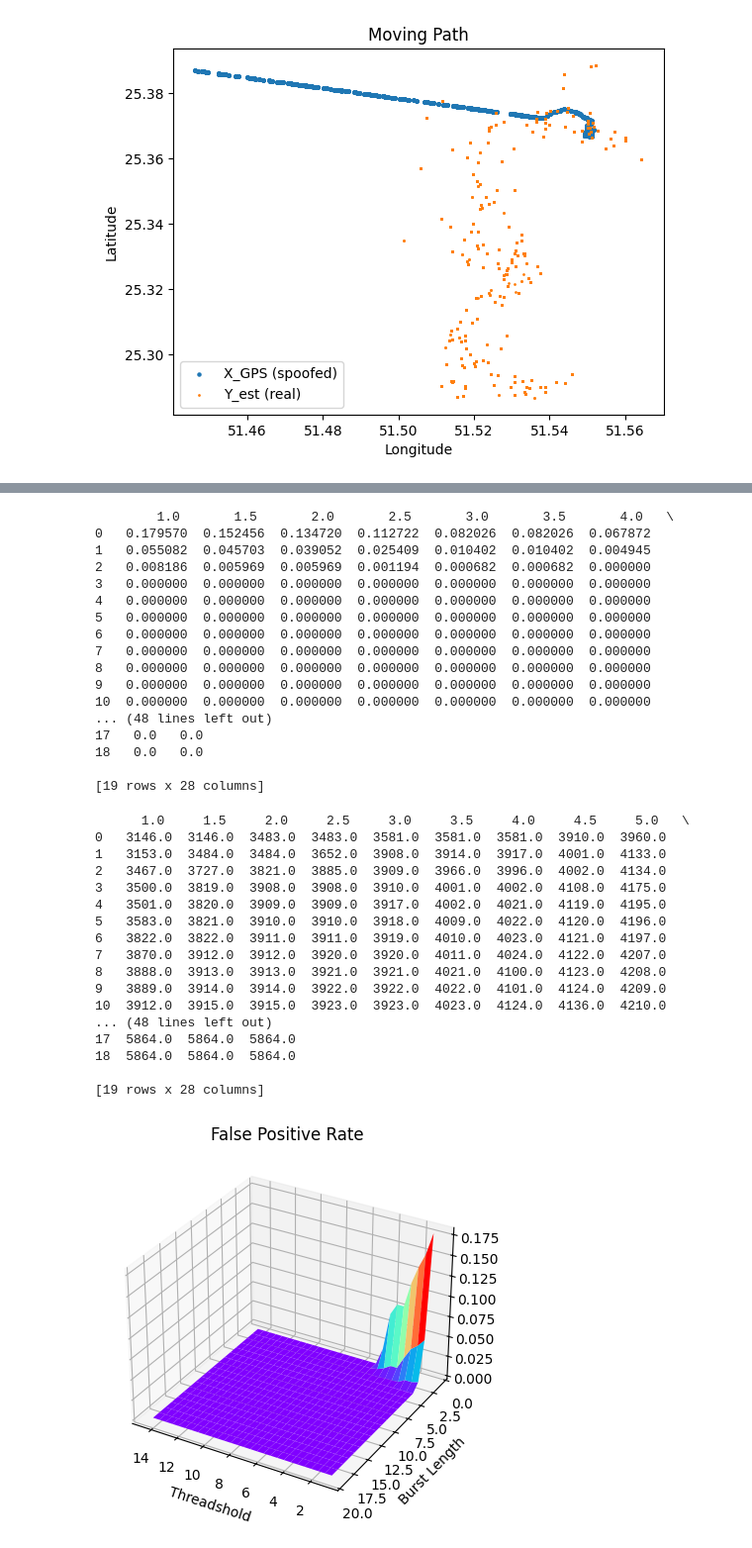
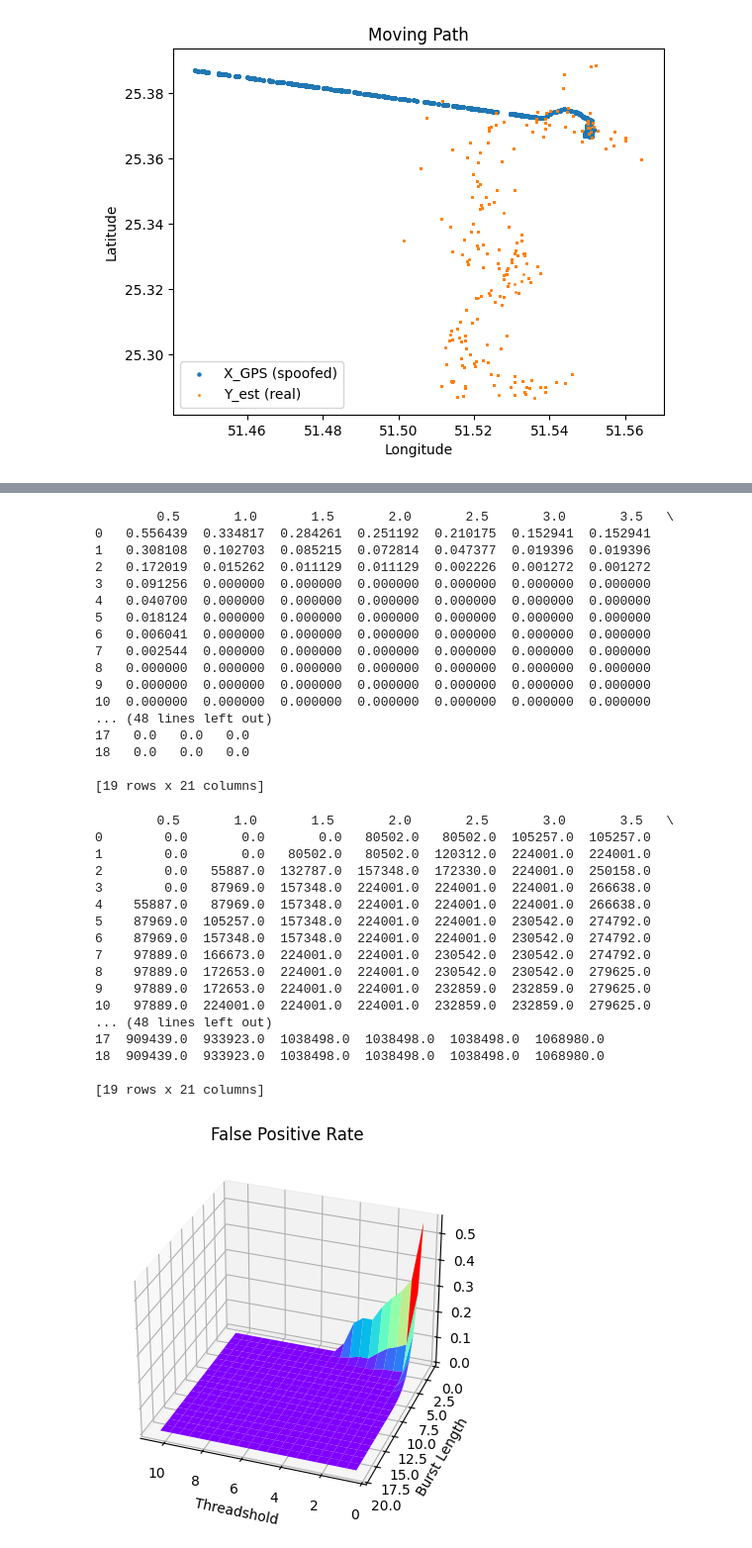
Before and after one commit to gitkeniwo/gps-spoofing-detection, a Jupyter notebook: src/Garrett.ipynb, the cells around one changed output, grey strips where cells are left out. Shown: that part at 99% size. Saved outputs shown, nothing was run; the diff lists cells and outputs as text; code cells hidden in the pictures.

Commit message:
Corrected display of detection time

```diff
--- a/src/Garrett.ipynb
+++ b/src/Garrett.ipynb
@@ -8,6 +8,6 @@ from haversine import haversine, Unit
 path=r'../data/drive-me-not/processed/'
 filename=r'spoofed_trace4_unique_cell.csv'
 data=pd.read_csv(path+filename)
-data=data[['GPS_lat','GPS_long','lat','lon','spoofed']]
+data=data[['Time','GPS_lat','GPS_long','lat','lon','spoofed']]
 print(data)
 # %% [output]
@@ -38,7 +38,7 @@ plt.show()
 # %%
 data['d_e']=data.apply(lambda row: haversine((row['GPS_lat'],row['GPS_long']),(row['lat'],row['lon'])), axis=1)
 #Calculate the impact of different thresholds.
-threadshold=np.arange(1,15,0.5,dtype=float)
+threadshold=np.arange(0.5,11,0.5,dtype=float)
 for th in threadshold:
     name='th_'+str(th)
     data[name]=data.apply(lambda row: row['d_e']>th, axis=1)
@@ -71,7 +71,8 @@ def all_is_true(x):
 
 #Calculate the impact of different bursts length.
 burst_length=np.arange(1,20,1,dtype=int)
-attack_start_time=np.where(data['spoofed']==1)[0][0]
+attack_start_id=np.where(data['spoofed']==1)[0][0]
+attack_start_time=data['Time'][attack_start_id]
 
 #An empty 2d data frame to store the result of FP. rows: burst_length, columns: threadshold
 fp_data=pd.DataFrame(columns=threadshold)
@@ -85,16 +86,16 @@ for th in threadshold:
 
     for bl in burst_length:
         num_fp=0
-        detect_time=data.shape[0]
+        detect_time=data['Time'][data.shape[0]-1]-attack_start_time
 
         for i in range(data.shape[0]-bl+1):
             if all_is_true(data[name][i:i+bl]):
-                if i<=attack_start_time:
+                if i<=attack_start_id:
                     num_fp=num_fp+1
                 else:
-                    detect_time=i+bl-1
+                    detect_time=data['Time'][i+bl-1]-attack_start_time
                     break
-        fp_rate=num_fp/data.shape[0]
+        fp_rate=num_fp/attack_start_id
         fp_arr=np.append(fp_arr,fp_rate)
         detect_time_arr=np.append(detect_time_arr,detect_time)
 
@@ -103,61 +104,61 @@ for th in threadshold:
 
 print(fp_data)
 # %% [output]
-        1.0       1.5       2.0       2.5       3.0       3.5       4.0   \
-0   0.179570  0.152456  0.134720  0.112722  0.082026  0.082026  0.067872
-1   0.055082  0.045703  0.039052  0.025409  0.010402  0.010402  0.004945
-2   0.008186  0.005969  0.005969  0.001194  0.000682  0.000682  0.000000
-3   0.000000  0.000000  0.000000  0.000000  0.000000  0.000000  0.000000
-4   0.000000  0.000000  0.000000  0.000000  0.000000  0.000000  0.000000
-5   0.000000  0.000000  0.000000  0.000000  0.000000  0.000000  0.000000
-6   0.000000  0.000000  0.000000  0.000000  0.000000  0.000000  0.000000
-7   0.000000  0.000000  0.000000  0.000000  0.000000  0.000000  0.000000
+        0.5       1.0       1.5       2.0       2.5       3.0       3.5   \
+0   0.556439  0.334817  0.284261  0.251192  0.210175  0.152941  0.152941
+1   0.308108  0.102703  0.085215  0.072814  0.047377  0.019396  0.019396
+2   0.172019  0.015262  0.011129  0.011129  0.002226  0.001272  0.001272
+3   0.091256  0.000000  0.000000  0.000000  0.000000  0.000000  0.000000
+4   0.040700  0.000000  0.000000  0.000000  0.000000  0.000000  0.000000
+5   0.018124  0.000000  0.000000  0.000000  0.000000  0.000000  0.000000
+6   0.006041  0.000000  0.000000  0.000000  0.000000  0.000000  0.000000
+7   0.002544  0.000000  0.000000  0.000000  0.000000  0.000000  0.000000
 8   0.000000  0.000000  0.000000  0.000000  0.000000  0.000000  0.000000
 9   0.000000  0.000000  0.000000  0.000000  0.000000  0.000000  0.000000
 10  0.000000  0.000000  0.000000  0.000000  0.000000  0.000000  0.000000
 ... (48 lines left out)
-17   0.0   0.0
-18   0.0   0.0
+17   0.0   0.0   0.0
+18   0.0   0.0   0.0
 
-[19 rows x 28 columns]
+[19 rows x 21 columns]
 # %%
 print(detect_time_data)
 # %% [output]
-      1.0     1.5     2.0     2.5     3.0     3.5     4.0     4.5     5.0   \
-0   3146.0  3146.0  3483.0  3483.0  3581.0  3581.0  3581.0  3910.0  3960.0
-1   3153.0  3484.0  3484.0  3652.0  3908.0  3914.0  3917.0  4001.0  4133.0
-2   3467.0  3727.0  3821.0  3885.0  3909.0  3966.0  3996.0  4002.0  4134.0
-3   3500.0  3819.0  3908.0  3908.0  3910.0  4001.0  4002.0  4108.0  4175.0
-4   3501.0  3820.0  3909.0  3909.0  3917.0  4002.0  4021.0  4119.0  4195.0
-5   3583.0  3821.0  3910.0  3910.0  3918.0  4009.0  4022.0  4120.0  4196.0
-6   3822.0  3822.0  3911.0  3911.0  3919.0  4010.0  4023.0  4121.0  4197.0
-7   3870.0  3912.0  3912.0  3920.0  3920.0  4011.0  4024.0  4122.0  4207.0
-8   3888.0  3913.0  3913.0  3921.0  3921.0  4021.0  4100.0  4123.0  4208.0
-9   3889.0  3914.0  3914.0  3922.0  3922.0  4022.0  4101.0  4124.0  4209.0
-10  3912.0  3915.0  3915.0  3923.0  3923.0  4023.0  4124.0  4136.0  4210.0
+        0.5       1.0       1.5       2.0       2.5       3.0       3.5   \
+0        0.0       0.0       0.0   80502.0   80502.0  105257.0  105257.0
+1        0.0       0.0   80502.0   80502.0  120312.0  224001.0  224001.0
+2        0.0   55887.0  132787.0  157348.0  172330.0  224001.0  250158.0
+3        0.0   87969.0  157348.0  224001.0  224001.0  224001.0  266638.0
+4    55887.0   87969.0  157348.0  224001.0  224001.0  224001.0  266638.0
+5    87969.0  105257.0  157348.0  224001.0  224001.0  230542.0  274792.0
+6    87969.0  157348.0  157348.0  224001.0  224001.0  230542.0  274792.0
+7    97889.0  166673.0  224001.0  224001.0  230542.0  230542.0  274792.0
+8    97889.0  172653.0  224001.0  224001.0  230542.0  230542.0  279625.0
+9    97889.0  172653.0  224001.0  224001.0  232859.0  232859.0  279625.0
+10   97889.0  224001.0  224001.0  224001.0  232859.0  232859.0  279625.0
 ... (48 lines left out)
-17  5864.0  5864.0  5864.0
-18  5864.0  5864.0  5864.0
+17  909439.0  933923.0  1038498.0  1038498.0  1038498.0  1068980.0
+18  909439.0  933923.0  1038498.0  1038498.0  1038498.0  1068980.0
 
-[19 rows x 28 columns]
+[19 rows x 21 columns]
 # %%
 fig = plt.figure()
 ax3 = plt.axes(projection='3d')
 
 X, Y = np.meshgrid(threadshold, burst_length)
 Z = fp_data
 
 ax3.plot_surface(X,Y,Z,rstride = 1, cstride = 1, cmap='rainbow')
-ax3.view_init(30, 120)
+ax3.view_init(30, 110)
 
 ax3.set_xlabel('Threadshold')
 ax3.set_ylabel('Burst Length')
 ax3.set_zlabel('')
 plt.title('False Positive Rate')
 
 plt.show()
 # %% [output]
-[figure, old version]
+[figure, new version]
 # %%
 fig = plt.figure()
 ax3 = plt.axes(projection='3d')
```
Also changed, not shown: parts of 8 cells of this notebook, 1 other file.
